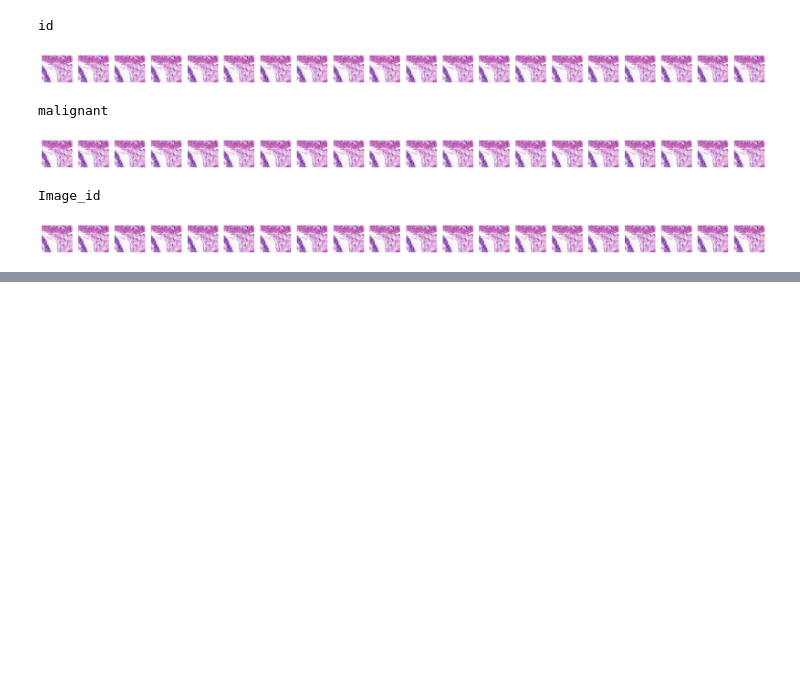
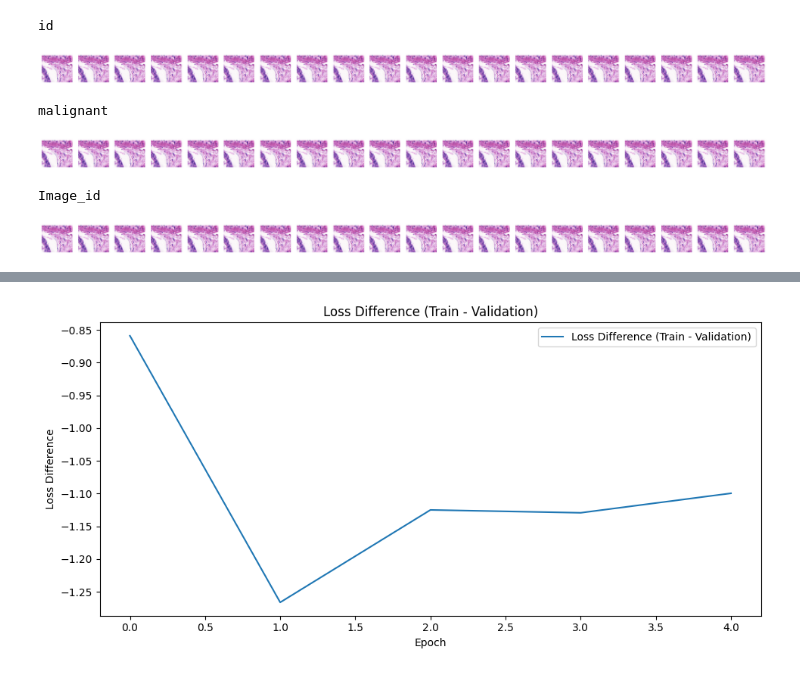
Before and after one commit to fdeloscogna/Python_experiment, a Jupyter notebook: Tesi_Python_section.ipynb, the cells around one changed output, grey strips where cells are left out. Cells and saved outputs as stored; diff of their text form; code cells hidden in the pictures; blank space fills up the shorter version.

```diff
--- a/Tesi_Python_section.ipynb
+++ b/Tesi_Python_section.ipynb
@@ -331,0 +426,78 @@ Image_id
+# %%
+#Here the proof of why is it better use 3 epoch
+
+import matplotlib.pyplot as plt
+
+# Initialize subplots
+fig, ax = plt.subplots(figsize=[10, 5])
+fig.tight_layout(pad=3.0)
+
+# Lists to store training and validation losses
+train_losses = []
+val_losses = []
+
+# Training loop
+num_epochs = 5
+for epoch in range(num_epochs):
+    # Training phase for ResNet50
+    resnet_model.train()
+    running_loss = 0.0
+    for images, labels in train_dataloader:
+        images = images.to(device)
+        labels = labels.to(device)
+
+        optimizer_resnet.zero_grad()
+
+        outputs = resnet_model(images)
+
+        loss = criterion(outputs, labels)
+
+        loss.backward()
+        optimizer_resnet.step()
+
+        running_loss += loss.item()
+
+    epoch_loss = running_loss / len(train_dataloader)
+
+    print(f"Epoch {epoch+1}/{num_epochs} - ResNet50 Training Loss: {epoch_loss:.4f}")
+
+    # Validation phase
+    resnet_model.eval()
+    val_loss = 0.0
+    val_f1 = 0.0
+    val_accuracy = 0.0
+    total_predictions = torch.tensor([], dtype=torch.long, device=device)
+    # Initialize the tensor to store the total predictions.
+    total_labels = torch.tensor([], dtype=torch.long, device=device)
+    with torch.no_grad():
+        for images, labels in val_dataloader:
+            images = images.to(device)
+            labels = labels.to(device)
+
+            resnet_outputs = resnet_model(images)
+            resnet_loss = criterion(resnet_outputs, labels)
+
+            val_loss += resnet_loss.item()
+
+            _, predictions = torch.max(resnet_outputs, dim=1)
+
+            total_predictions = torch.cat((total_predictions, predictions), dim=0)
+            total_labels = torch.cat((total_labels, labels), dim=0)
+
+    # Append the loss values to the respective lists
+    train_losses.append(epoch_loss)
+    val_losses.append(val_loss)
+
+# Calculate the difference between training and validation losses
+loss_difference = [train_loss - val_loss for train_loss, val_loss in zip(train_losses, val_losses)]
+
+# Plot the loss difference
+ax.plot(loss_difference, label='Loss Difference (Train - Validation)')
+ax.set_title('Loss Difference (Train - Validation)')
+ax.set_ylabel('Loss Difference')
+ax.set_xlabel('Epoch')
+ax.legend()
+
+# Show or save the plot as needed
+plt.show()
+# %% [output]
@@ -331,0 +509 @@ Image_id
+[figure, added]
```
Also changed, not shown: parts of 7 cells of this notebook.
